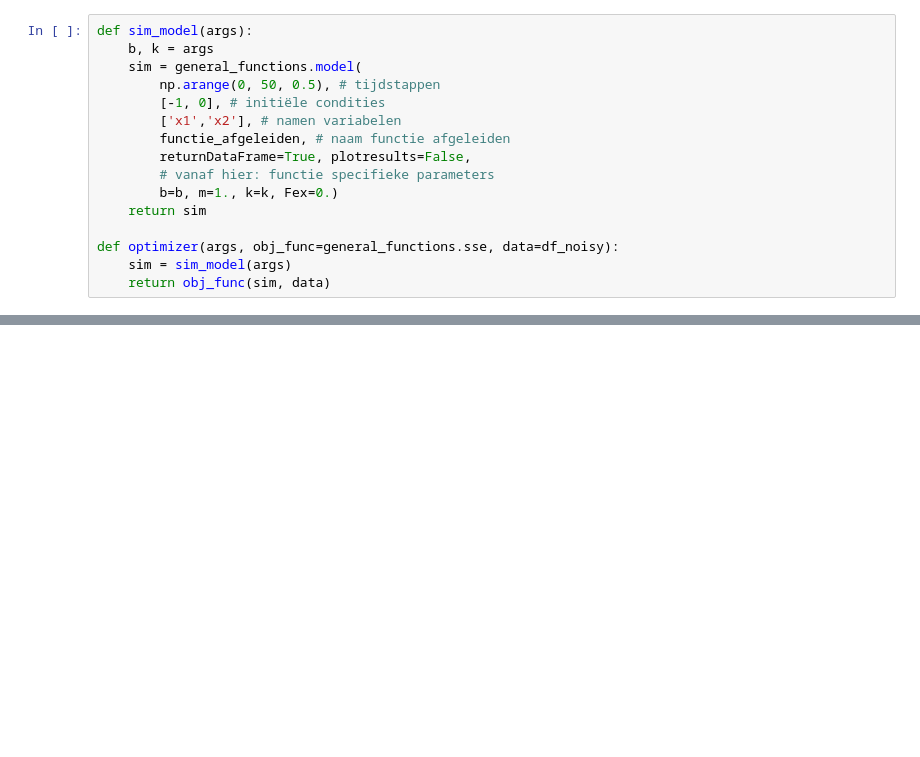
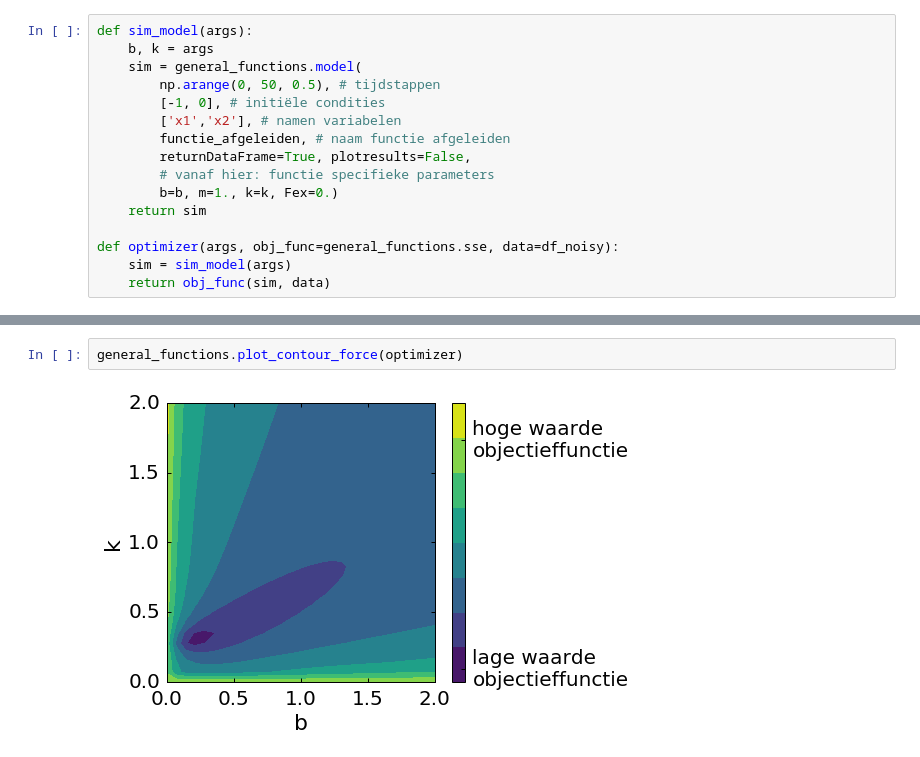
Before and after one commit to inopens/modsim_demos, a Jupyter notebook: force.ipynb, the cells around one changed output, grey strips where cells are left out. Drawn from its saved outputs; the diff is of its cells as text; blank space fills up the shorter version.

```diff
--- a/force.ipynb
+++ b/force.ipynb
@@ -129,0 +154,4 @@ interact(general_functions.plot_calib,
+# %%
+general_functions.plot_contour_force(optimizer)
+# %% [output]
+[figure, added]
```
Also changed, not shown: parts of 6 cells of this notebook, 2 other files.
